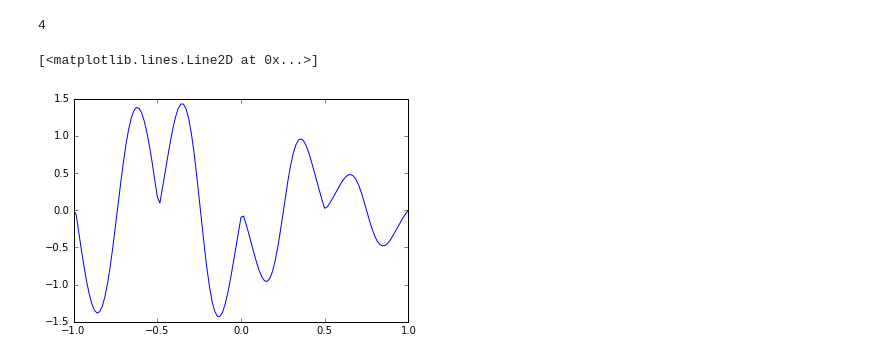
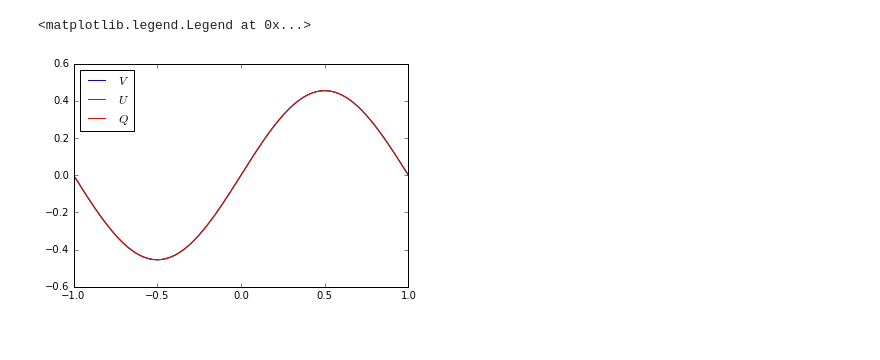
Before and after one commit to alcarney/polynomial_chaos, a Jupyter notebook: src/scratch.ipynb, the cells around one changed output. Cells and saved outputs as stored; diff of their text form; code cells hidden in the pictures.

```diff
--- a/src/scratch.ipynb
+++ b/src/scratch.ipynb
@@ -8,8 +8,4 @@ import matplotlib.pyplot as plt
 def f(x):
     return 2*pi**2 * sin(pi*x)
 
-N = 128
+N, d, p = 128, 1, 1
-# %%
-u = solve_system(N, 1, 3, 1/2, f)
-# %% [output]
-4
@@ -19,11 +12,15 @@ u = u.reshape((N-1, 4))
+# %%
+v = solve_system(N, d, p, 10e-2, 1, f)
+u = solve_system(N, d, p+1, 10e-2, 1, f)
+q = solve_system(N, d, p+2, 10e-2, 1, f)
 # %%
 xs = np.linspace(-1, 1, N+1)
-U = np.zeros((N+1,))
-U[1:-1] = u[:,0]
-U
 
 fig, ax = plt.subplots(1)
-ax.plot(xs, U)
+ax.plot(xs, v[0,:], label=r'$V$')
+ax.plot(xs, u[0,:], label=r'$U$')
+ax.plot(xs, q[0,:], label=r'$Q$')
+ax.legend(loc=0)
 # %% [output]
-[<matplotlib.lines.Line2D at 0x...>]
+<matplotlib.legend.Legend at 0x...>
-[figure, old version]
+[figure, new version]
```
Also changed, not shown: parts of 11 cells of this notebook, 5 other files.
